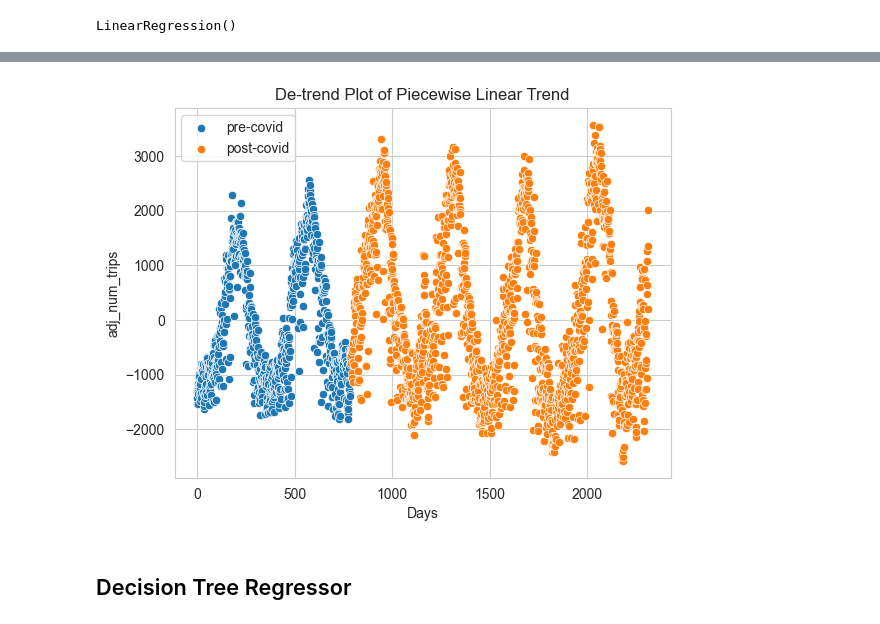
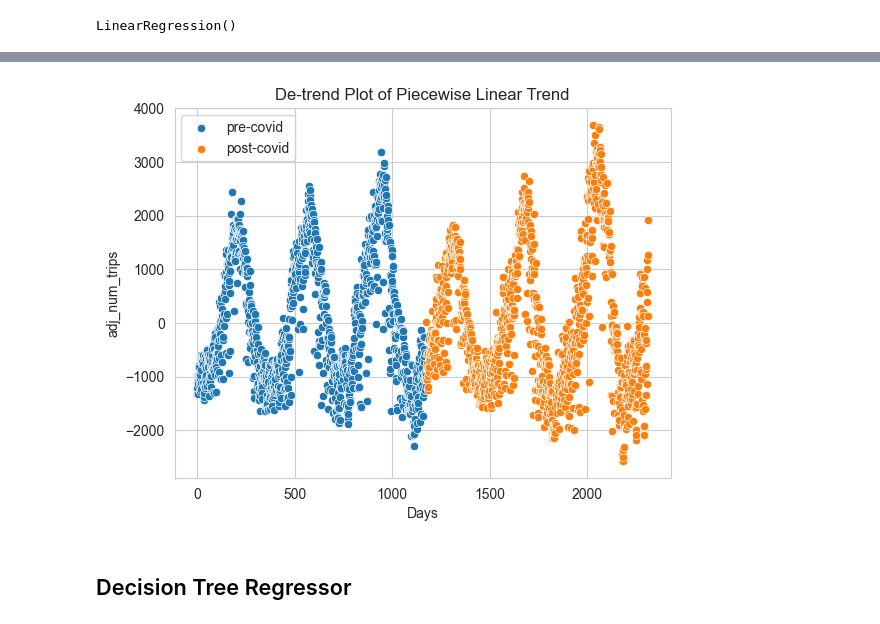
Before and after one commit to hodagben/bike-share-project, a Jupyter notebook: EDA/Trend_Problem.ipynb, the cells around one changed output, grey strips where cells are left out. Saved outputs shown, nothing was run; the diff lists cells and outputs as text; code cells hidden in the pictures.

```diff
--- a/EDA/Trend_Problem.ipynb
+++ b/EDA/Trend_Problem.ipynb
@@ -315,7 +318,12 @@ ind_2 = bike_train.iloc[365*2+60:365*5+60].index
+# %%
+bike_train_p['trend'] = np.nan
+bike_train_p['adj_num_trips'] = np.nan
+bike_test_p['trend'] = np.nan
+bike_test_p['adj_num_trips'] = np.nan
 # %%
 preg_1 = LinearRegression()
 preg_2 = LinearRegression()
-preg_1.fit(np.arange(len(ind_1)).reshape(-1,1),bike_train.loc[ind_1]['num_trips'])
-preg_2.fit((np.arange(len(ind_2))+len(ind_1)).reshape(-1,1),bike_train.loc[ind_2]['num_trips'])
+preg_1.fit(np.arange(len(ind_1)).reshape(-1,1),bike_train_p.loc[ind_1,'num_trips'])
+preg_2.fit((np.arange(len(ind_2))+len(ind_1)).reshape(-1,1),bike_train_p.loc[ind_2,'num_trips'])
 # %% [output]
 LinearRegression()
@@ -325,10 +330,10 @@ bike_test_p = pd.read_csv('bikeshare_test_data.csv')
 # %%
-ind_3 = ind_2 = bike_train.iloc[365*2+60:].index
+ind_3 = bike_train_p.iloc[365*3+80:].index
 # %%
-bike_train_p.loc[ind_1]['adj_num_trips'] = bike_train_p.loc[ind_1]['num_trips'] - preg_1.predict(np.arange(len(ind_1)).reshape(-1,1))
-bike_train_p.loc[ind_3]['adj_num_trips'] = bike_train_p.loc[ind_3]['num_trips'] - preg_2.predict((np.arange(len(bike_train)-len(ind_1))+len(ind_1)).reshape(-1,1))
-bike_train_p.loc[ind_1]['trend'] = preg_1.predict(np.arange(len(ind_1)).reshape(-1,1))
-bike_train_p.loc[ind_3]['trend'] = preg_2.predict((np.arange(len(ind_3))+len(ind_1)).reshape(-1,1))
+bike_train_p.loc[ind_1, 'adj_num_trips'] = bike_train_p.loc[ind_1]['num_trips'] - preg_1.predict(np.arange(len(ind_1)).reshape(-1,1))
+bike_train_p.loc[ind_3, 'adj_num_trips'] = bike_train_p.loc[ind_3]['num_trips'] - preg_2.predict((np.arange(len(bike_train)-len(ind_1))+len(ind_1)).reshape(-1,1))
+bike_train_p.loc[ind_1, 'trend'] = preg_1.predict(np.arange(len(ind_1)).reshape(-1,1))
+bike_train_p.loc[ind_3, 'trend'] = preg_2.predict((np.arange(len(ind_3))+len(ind_1)).reshape(-1,1))
 # %%
 bike_test_p['adj_num_trips'] = bike_test_p['num_trips'] - preg_2.predict((np.arange(len(bike_test_p))+len(bike_train_p)).reshape(-1,1))
 bike_test_p['trend'] = preg_2.predict((np.arange(len(bike_test_p))+len(bike_train_p)).reshape(-1,1))
@@ -335,13 +350,13 @@ bike_test_p['trend'] = preg_2.predict((np.arange(len(bike_test_p))+len(bike_trai
 # %%
-sns.scatterplot(x=np.arange(len(ind_1)), y=bike_train.loc[ind_1]['adj_num_trips'], label='pre-covid')
-sns.scatterplot(x=np.arange(len(ind_3))+len(ind_1), y=bike_train.loc[ind_3]['adj_num_trips'], label='post-covid')
+sns.scatterplot(x=np.arange(len(ind_1)), y=bike_train_p.loc[ind_1]['adj_num_trips'], label='pre-covid')
+sns.scatterplot(x=np.arange(len(ind_3))+len(ind_1), y=bike_train_p.loc[ind_3]['adj_num_trips'], label='post-covid')
 # sns.scatterplot(x=np.arange(len(bike_test_p))+len(bike_train_p), y=bike_test['adj_num_trips'], label='test set')
 plt.title('De-trend Plot of Piecewise Linear Trend')
 plt.xlabel('Days')
 plt.legend()
 plt.show()
 # %% [output]
-[figure, old version]
+[figure, new version]
 # %%
 # write to csv
 bike_train_p.to_csv('bikeshare_train_data_v2.csv')
```
Also changed, not shown: parts of 6 cells of this notebook, 7 other files.
